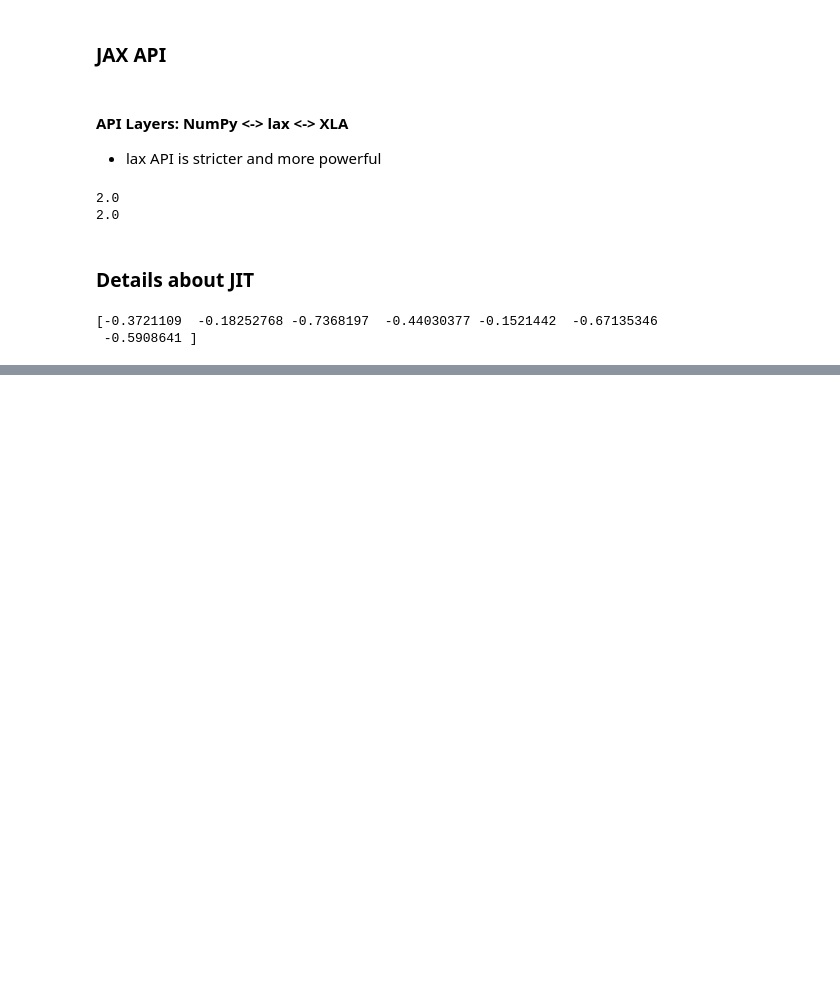
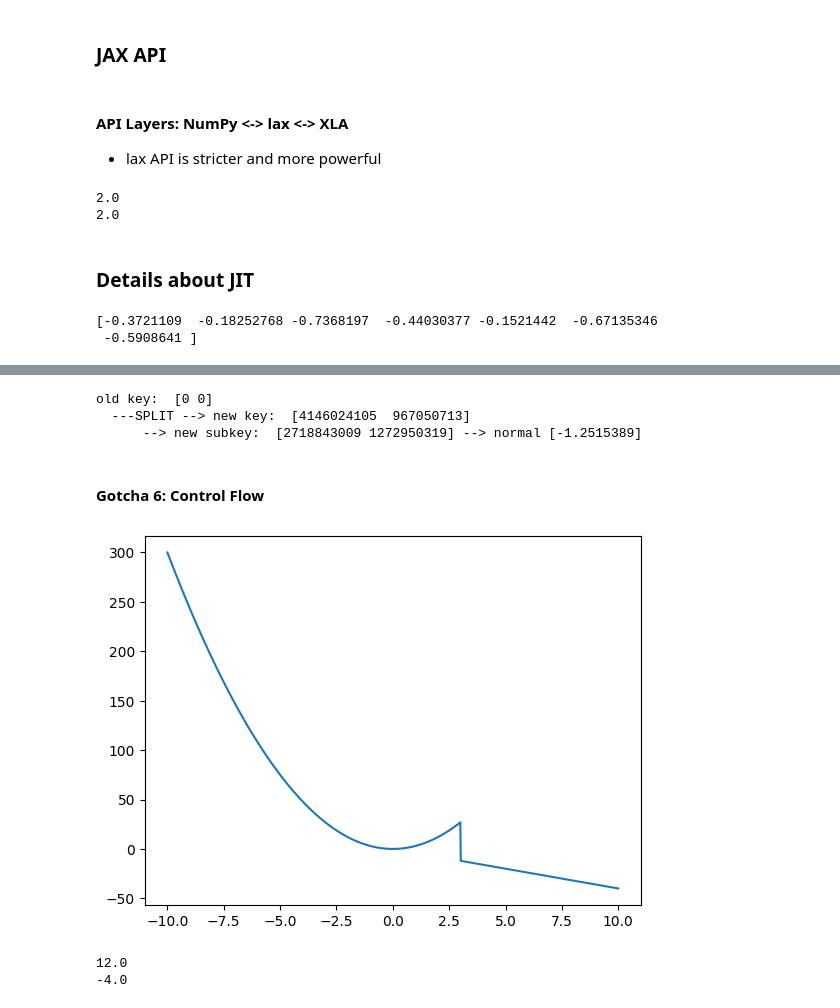
Before and after one commit to Ruizi-Wu/Mini-Project, a Jupyter notebook: MLwithJAX_01.ipynb, the cells around one changed output, grey strips where cells are left out. Saved outputs shown, nothing was run; the diff lists cells and outputs as text; code cells hidden in the pictures; blank space fills up the shorter version.

```diff
--- a/MLwithJAX_01.ipynb
+++ b/MLwithJAX_01.ipynb
@@ -210,0 +248,19 @@ print(get_negatives(x))
+# %%
+# Use NumPy instead of JAX (sometimes)
+
+#Failure example
+@jit
+def f(x):
+    print(x) # Trace
+    print(x.shape) # concrete value
+    print(jnp.array(x.shape).prod()) # Trace
+    # pass a Trace value to make it concrete is unfeasible
+    return x.reshape(jnp.array(x.shape).prod())
+
+# Fix Failure: USE NumPy
+@jit
+def f(x):
+    return x.reshape((np.prod(x.shape),))
+
+x = jnp.ones((2, 3))
+f(x)
@@ -210,0 +426,8 @@ print(get_negatives(x))
+# %%
+# Why? jaxpr to the rescue!!!
+
+def permissive_sum(x):
+    return jnp.sum(jnp.array(x))
+
+x = list(range(10))
+print(make_jaxpr(permissive_sum)(x))
@@ -210,0 +456,38 @@ print(get_negatives(x))
+# %%
+# Solution
+
+key = random.PRNGKey(seed)
+print('old key: ',key)
+
+key, subkey = random.split(key)
+normal_pseudorandom = random.normal(subkey, shape=(1,))
+print("  ---SPLIT --> new key: ", key)
+print("      --> new subkey: ", subkey, "--> normal", normal_pseudorandom)
+
+# Note 1: you can also split into more subkeys and not just 1
+# Note 2: key, subkey no difference, it's only a convention
+# key to generate new keys, and subkey to generate random numbers
+# %% [output]
+old key:  [0 0]
+  ---SPLIT --> new key:  [4146024105  967050713]
+      --> new subkey:  [2718843009 1272950319] --> normal [-1.2515389]
+# %% [markdown]
+#### Gotcha 6: Control Flow
+# %%
+# Python control flow + grad() -> everything is fine
+def f(x):
+    if x<3:
+        return 3. * x**2
+    else:
+        return -4 * x
+
+x = np.linspace(-10, 10, 1000)
+y = [f(el) for el in x]
+plt.plot(x, y); plt.show()
+
+print(grad(f)(2.)) # works!
+print(grad(f)(4.)) # works!
+# %% [output]
+[figure, added]
+12.0
+-4.0
```
Also changed, not shown: parts of 26 cells of this notebook.
